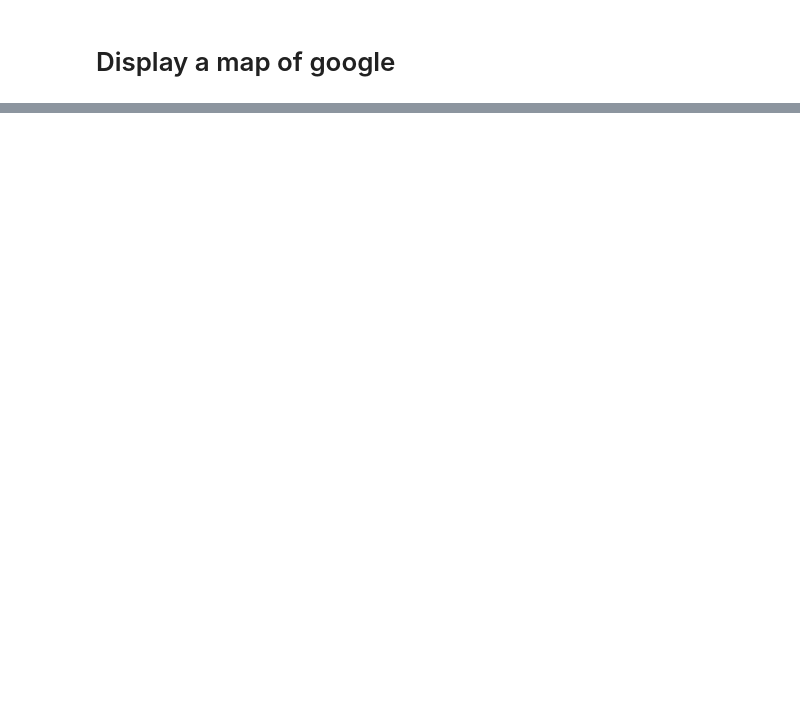
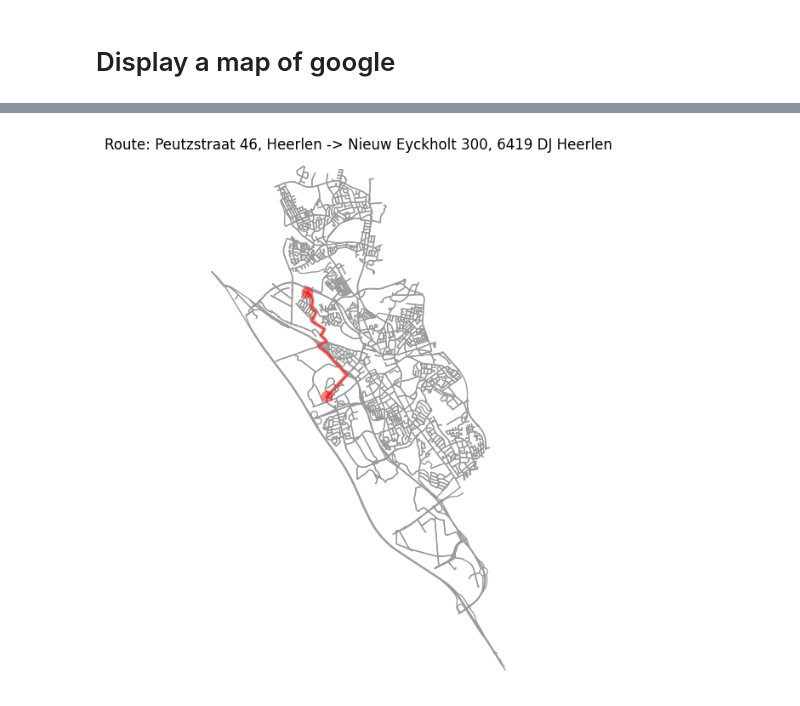
Before and after one commit to Research-Center-Data-Intelligence/Homecare-route-planner, a Jupyter notebook: map_display.ipynb, the cells around one changed output, grey strips where cells are left out. Drawn from its saved outputs; the diff is of its cells as text; code cells hidden in the pictures; blank space fills up the shorter version.

```diff
--- a/map_display.ipynb
+++ b/map_display.ipynb
@@ -34,0 +55,30 @@ plt.show()
+# %%
+# Set your route endpoints here
+start_point = "Peutzstraat 46, Heerlen"
+destination = "Nieuw Eyckholt 300, 6419 DJ Heerlen"
+
+# Build a drivable graph for Heerlen and geocode the two endpoints
+route_graph = ox.graph_from_place("Heerlen, Limburg, Netherlands", network_type="drive")
+start_lat, start_lon = ox.geocode(start_point)
+end_lat, end_lon = ox.geocode(destination)
+
+# Snap endpoints to nearest road nodes and compute shortest path by length
+start_node = ox.distance.nearest_nodes(route_graph, X=start_lon, Y=start_lat)
+end_node = ox.distance.nearest_nodes(route_graph, X=end_lon, Y=end_lat)
+route = ox.shortest_path(route_graph, start_node, end_node, weight="length")
+
+# Plot the route
+fig, ax = ox.plot_graph_route(
+    route_graph,
+    route,
+    route_color="red",
+    route_linewidth=3,
+    node_size=0,
+    bgcolor="white",
+    show=False,
+    close=False,
+)
+ax.set_title(f"Route: {start_point} -> {destination}", fontsize=12)
+plt.show()
+# %% [output]
+[figure, added]
```
Also changed, not shown: parts of 6 cells of this notebook, 7 other files.
